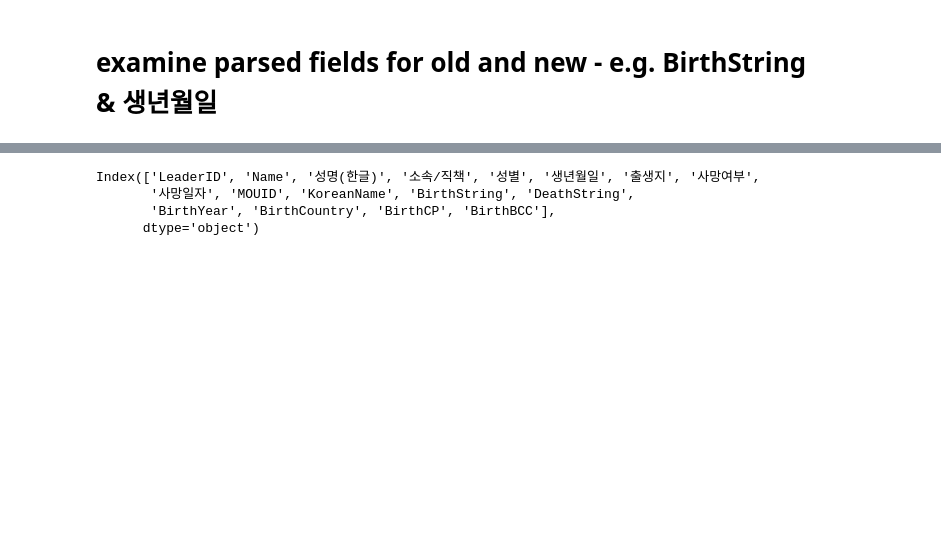
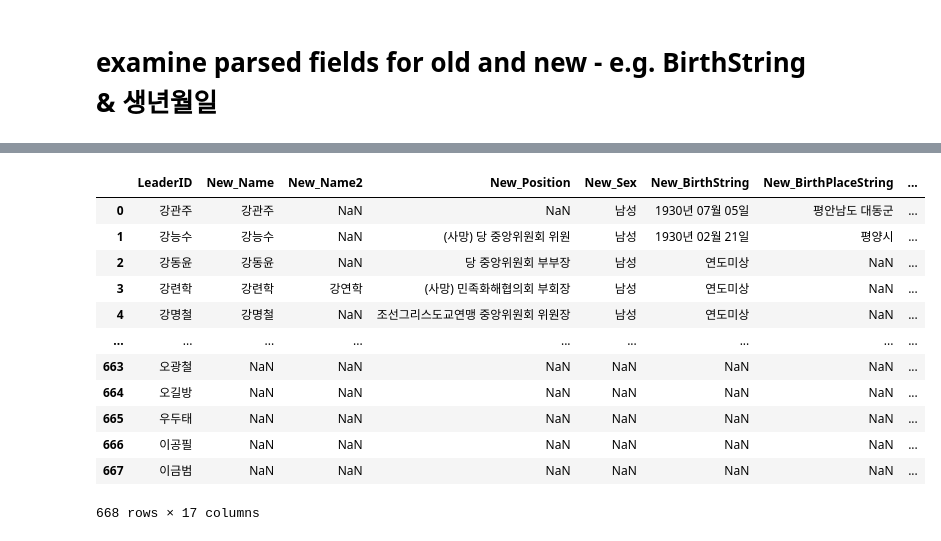
Before and after one commit to seouljake/nkelites, a Jupyter notebook: scripts/2_compare old and new elite names.ipynb, the cells around one changed output, grey strips where cells are left out. Saved outputs shown, nothing was run; the diff lists cells and outputs as text; code cells hidden in the pictures; blank space fills up the shorter version.

```diff
--- a/scripts/2_compare old and new elite names.ipynb
+++ b/scripts/2_compare old and new elite names.ipynb
@@ -224,10 +229,19 @@ dfnew
 # %%
-#dfmerge.columns = ['LeaderID', 'New_Name', 'New_Name2', 'New_Position', 'New_Sex', 'New_BirthString', 'New_BirthPlaceString', 'New_DeathStatus',
-#       'New_DeathString', 'MOUID', 'KoreanName', 'BirthString', 'DeathString',
-#       'BirthYear', 'BirthCountry', 'BirthCP', 'BirthBCC']
+dfmerge.columns = ['LeaderID', 'New_Name', 'New_Name2', 'New_Position', 'New_Sex', 'New_BirthString', 'New_BirthPlaceString', 'New_DeathStatus','New_DeathString', 'Old_MOUID', 'Old_Name', 'Old_BirthString', 'Old_DeathString','BirthYear', 'BirthCountry', 'BirthCP', 'BirthBCC']
-# %% [output]
-Index(['LeaderID', 'Name', '성명(한글)', '소속/직책', '성별', '생년월일', '출생지', '사망여부',
-       '사망일자', 'MOUID', 'KoreanName', 'BirthString', 'DeathString',
-       'BirthYear', 'BirthCountry', 'BirthCP', 'BirthBCC'],
-      dtype='object')
+# %%
+dfmerge
+# %% [output]
+|  | LeaderID | New_Name | New_Name2 | New_Position | New_Sex | New_BirthString | New_BirthPlaceString | ... |
+| 0 | 강관주 | 강관주 | NaN | NaN | 남성 | 1930년 07월 05일 | 평안남도 대동군 | ... |
+| 1 | 강능수 | 강능수 | NaN | (사망) 당 중앙위원회 위원 | 남성 | 1930년 02월 21일 | 평양시 | ... |
+| 2 | 강동윤 | 강동윤 | NaN | 당 중앙위원회 부부장 | 남성 | 연도미상 | NaN | ... |
+| 3 | 강련학 | 강련학 | 강연학 | (사망) 민족화해협의회 부회장 | 남성 | 연도미상 | NaN | ... |
+| 4 | 강명철 | 강명철 | NaN | 조선그리스도교연맹 중앙위원회 위원장 | 남성 | 연도미상 | NaN | ... |
+| ... | ... | ... | ... | ... | ... | ... | ... | ... |
+| 663 | 오광철 | NaN | NaN | NaN | NaN | NaN | NaN | ... |
+| 664 | 오길방 | NaN | NaN | NaN | NaN | NaN | NaN | ... |
+| 665 | 우두태 | NaN | NaN | NaN | NaN | NaN | NaN | ... |
+| 666 | 이공필 | NaN | NaN | NaN | NaN | NaN | NaN | ... |
+| 667 | 이금범 | NaN | NaN | NaN | NaN | NaN | NaN | ... |
+668 rows × 17 columns
 # %%
```
Also changed, not shown: parts of 15 cells of this notebook, 2 other files.
